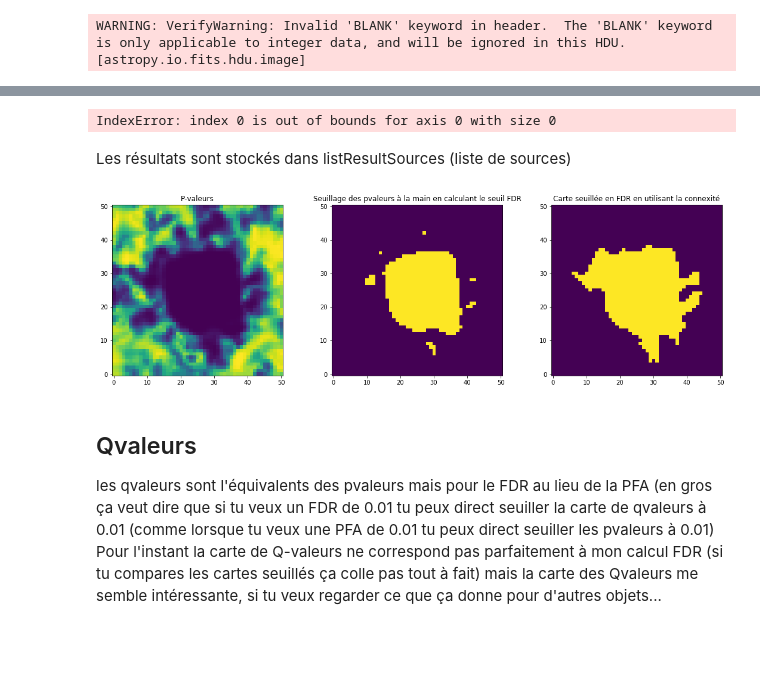
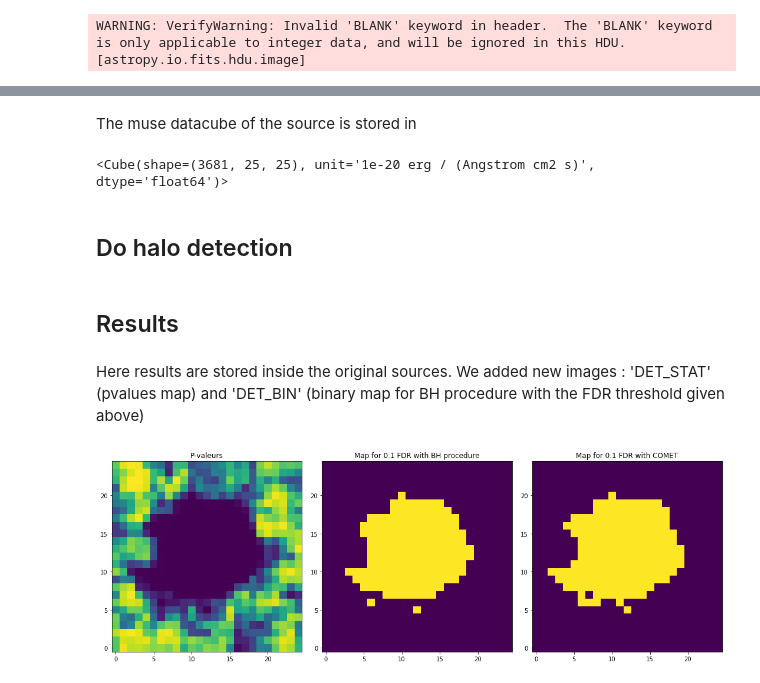
Before and after one commit to raphbacher/comet, a Jupyter notebook: Example Shade.ipynb, the cells around one changed output, grey strips where cells are left out. Saved outputs shown, nothing was run; the diff lists cells and outputs as text; code cells hidden in the pictures; blank space fills up the shorter version.

```diff
--- a/Example Shade.ipynb
+++ b/Example Shade.ipynb
@@ -43,17 +65,25 @@ listSrc[4].lines
+# %% [markdown]
+The muse datacube of the source is stored in
+# %%
+src.cubes['MUSE_CUBE']
+# %% [output]
+<Cube(shape=(3681, 25, 25), unit='1e-20 erg / (Angstrom cm2 s)', dtype='float64')>
+# %% [markdown]
+## Do halo detection
 # %%
 ### Choose parameters
 # sim=False : il ne s'agit pas d'une source simu, on permet
 # lmbdaShift : max variation in the created spectra dictionnary (we go from -lmbdaShift to + lmbdaShift)
 # LW : half-width of the wavelength area
-# SW : half-width of the spatial area
-params=parameters.Params(sim=False,lmbdaShift=7,LW=15,SW=25)
+
+params=parameters.Params(sim=False,lmbdaShift=7,LW=15)
 
 ### creation de l'objet méthode à partir de la liste d'ID, cela permet de construire des sources plus grandes que celles obtenues dans le catalogue
 # on peut sinon injecter une liste de sources avec listSources=
 shade1=shade_main.SHADE(params=params,listSources=listSrc)
 
 #preprocessing with parameters : here, we do continuum subtraction using median filtering and we apply always preprocessing (i.e. even if preprocessed data is detected)
-paramsPreProcess=parameters.ParamsPreProcess(methodRC='medfilt',forceProcess=True)
+paramsPreProcess=parameters.ParamsPreProcess(methodRC='medfilt',forceProcess=True,unmask=False)
 shade1.preprocess(paramsPreProcess=paramsPreProcess)
 
 
@@ -62,38 +92,42 @@ paramsDetection=parameters.ParamsDetection()
 shade1.detect()
 
 ### PostProcess
-# FDR: control with FDR (instead of PFA)
+# FDR: control with FDR
 # qvalue: compute qvalues
-# newSource: store results in a new source object (if not results are added to the input sources)
-paramsPostProcess=parameters.ParamsPostProcess(threshold=0.01,
+# newSource : store results in a new source object (if not results are added to the input sources)
+# resizeCube : if whole muse cube given, resize cube in result sources to explored regions
+paramsPostProcess=parameters.ParamsPostProcess(threshold=0.1,
                  FDR=True,
                  qvalue=True,
-                 newSource=True,)
+                 newSource=False,
+                 resizeCube=False)
 
 shade1.postprocess(paramsPostProcess=paramsPostProcess)
-# %% [output]
-IndexError: index 0 is out of bounds for axis 0 with size 0
-# %% [markdown]
-Les résultats sont stockés dans listResultSources (liste de sources)
+# %% [markdown]
+## Results
+# %% [markdown]
+Here results are stored inside the original sources.
+We added new images : 'DET_STAT' (pvalues map) and 'DET_BIN' (binary map for BH procedure with the FDR threshold given above)
 # %%
 plt.rcParams["figure.figsize"]=(15,15)
 plt.subplot(131)
 plt.title('P-valeurs')
-plt.imshow(shade1.listResultSources[0].images['DET_STAT'].data)
+plt.imshow(shade1.listSources[0].images['DET_STAT'].data)
 plt.subplot(132)
-plt.title(u'Seuillage des pvaleurs à la main en calculant le seuil FDR')
-#on calcule le seuil à appliquer aux pvaleurs pour avoir un FDR de 0.1
-#Si le FDR choisi correspond au FDR indiqué dans les params de postprocess, on obtient la même chose que
-#shade1.postprocessing.corrPvalueBH(shade1.listResultSources[0].images['DET_BIN']
+plt.title(u'Map for 0.1 FDR with BH procedure')
+# We can directly get the binary map shade1.listSources[0].images['DET_BIN']
+# or
+# we can compute a threshold for pvalues for another FDR and apply it on DET_STAT
+# In this case as in postprocess we put a 0.1 threshold.
 
-#calcul du seuil pour un FDR =0.1
-seuil=shade1.postprocessing.corrPvalueBH(shade1.listResultSources[0].images['DET_STAT'].data,0.1)
-plt.imshow(shade1.listResultSources[0].images['DET_STAT'].data<seuil)
+#Threshold on pvalues for FDR =0.1
+seuil=shade1.postprocessing.corrPvalueBH(shade1.listSources[0].images['DET_STAT'].data,0.1)
+plt.imshow(shade1.listSources[0].images['DET_STAT'].data<seuil)
 
 plt.subplot(133)
-# Si on exploite l'information de connexité voilà la détection obtenue pour un FDR de 0.1
-plt.title(u'Carte seuillée en FDR en utilisant la connexité')
+# Here we exploit connexity (COMET approach) we get the following detection for a 0.1 FDR.
+plt.title(u'Map for 0.1 FDR with COMET')
 plt.imshow(proba_tools.connexAggr(shade1.listCorrArr[0],q=0.1))
 plt.tight_layout()
 # %% [output]
-[figure, old version]
+[figure, new version]
@@ -107,4 +133,0 @@ shade1.postprocess(paramsPostProcess=paramsPostProcess)
-# %% [markdown]
-## Qvaleurs
-les qvaleurs sont l'équivalents des pvaleurs mais pour le FDR au lieu de la PFA (en gros ça veut dire que si tu veux un FDR de 0.01 tu peux direct seuiller la carte de qvaleurs à 0.01 (comme lorsque tu veux une PFA de 0.01 tu peux direct seuiller les pvaleurs à 0.01)
-Pour l'instant la carte de Q-valeurs ne correspond pas parfaitement à mon calcul FDR (si tu compares les cartes seuillés ça colle pas tout à fait) mais la carte des Qvaleurs me semble intéressante, si tu veux regarder ce que ça donne pour d'autres objets...
```
Also changed, not shown: parts of 10 cells of this notebook, 4 other files.
